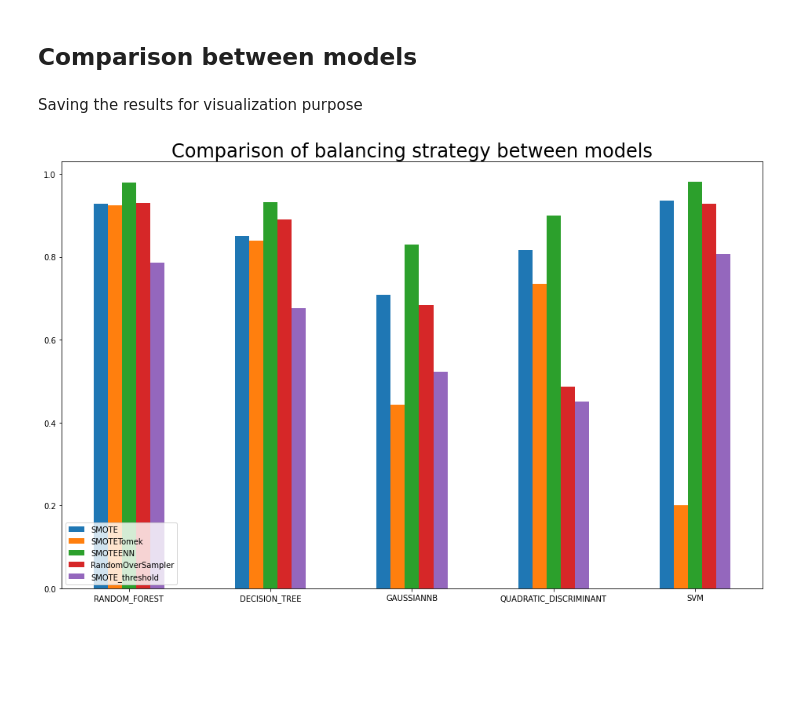
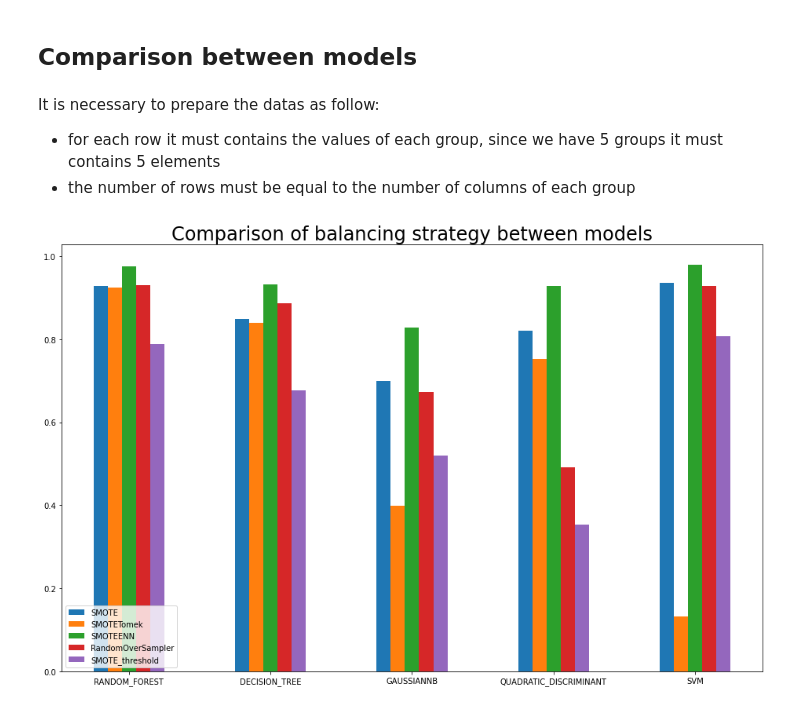
Before and after one commit to prushh/movie-lens-mlp, a Jupyter notebook: notebooks/1.5-imbalance-evaluation.ipynb, the cells around one changed output. Saved outputs shown, nothing was run; the diff lists cells and outputs as text; code cells hidden in the pictures; blank space fills up the shorter version.

Commit message:
Update barplot and new vizualization and test transformation

```diff
--- a/notebooks/1.5-imbalance-evaluation.ipynb
+++ b/notebooks/1.5-imbalance-evaluation.ipynb
@@ -204,5 +203,3 @@ try_sample(train_data_smt_new, train_target_smt_new,'SMOTE_threshold')
 0  SMOTE_threshold                     svm  0.807422  0.806272
 # %% [markdown]
 ## Comparison between models
-# %% [markdown]
-Saving the results for visualization purpose
@@ -211,4 +206,12 @@ df.to_csv(os.path.join(PROCESSED_DIR, 'balancing.csv'))
+# %% [markdown]
+It is necessary to prepare the datas as follow:
+- for each row it must contains the values of each group, since we have 5 groups it must contains 5 elements
+- the number of rows must be equal to the number of columns of each group
+# %%
+data=[]
+for elm in df['balance'].unique():
+    data.append(df[df['balance']==elm]['mean_f1'].to_numpy())
 # %%
-barplot_multiple_balancing(df, 'Comparison of balancing strategy between models')
+barplot_multiple_columns(df['model_name'].unique(),df['balance'].unique(),data,'Comparison of balancing strategy between models')
 # %% [output]
-[figure, old version]
+[figure, new version]
```
Also changed, not shown: parts of 8 cells of this notebook, 4 other files.
